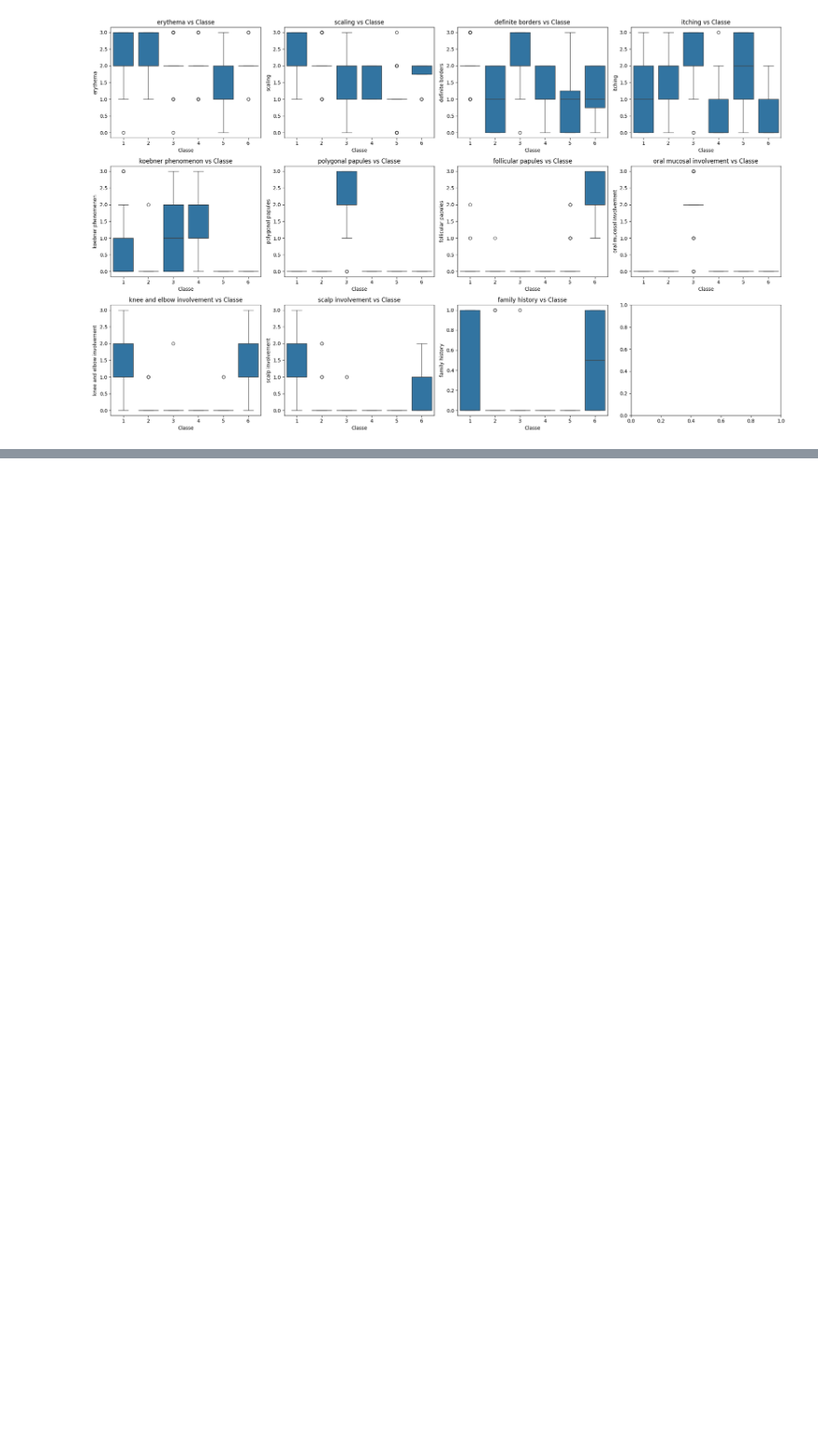
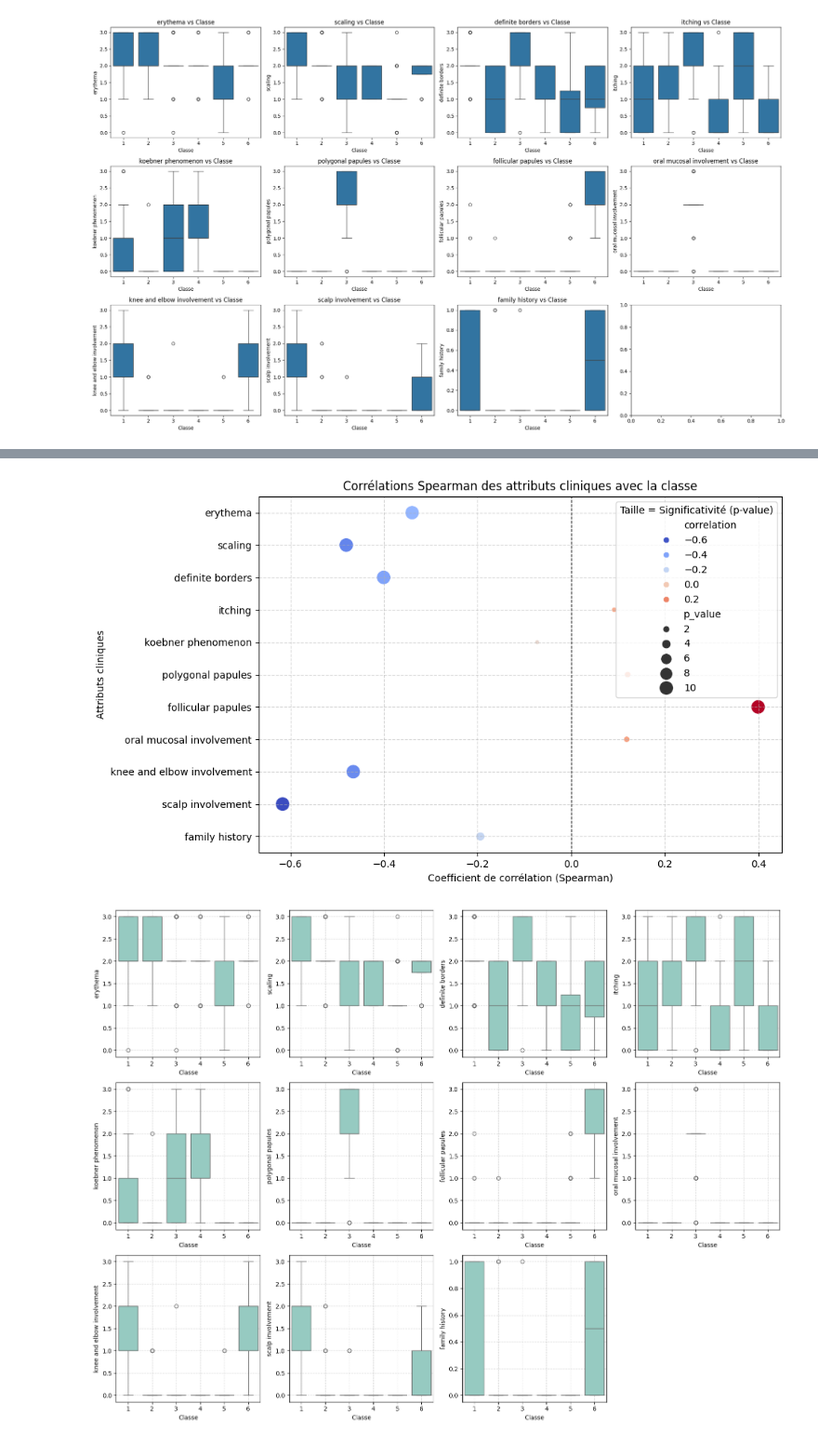
Before and after one commit to dorival42/ProjetM2SMSD, a Jupyter notebook: P1_probleme1.ipynb, the cells around one changed output, grey strips where cells are left out. Shown at 93% size. Saved outputs shown, nothing was run; the diff lists cells and outputs as text; code cells hidden in the pictures; blank space fills up the shorter version.

```diff
--- a/P1_probleme1.ipynb
+++ b/P1_probleme1.ipynb
@@ -298,0 +573,54 @@ plt.show()
+# %%
+
+
+# Préparation pour les résultats de corrélation
+correlations = {}
+for attribute in column_names[0:11]:
+    correlation, p_value = stats.spearmanr(data[attribute], data['class'])
+    correlations[attribute] = {"correlation": correlation, "p_value": p_value}
+
+correlation_results = pd.DataFrame(correlations).T
+
+# Visualisation des corrélations (diagramme de points)
+plt.figure(figsize=(10, 6))
+sns.scatterplot(
+    x=correlation_results["correlation"],
+    y=correlation_results.index,
+    size=-np.log10(correlation_results["p_value"] + 1e-10),
+    sizes=(20, 200),
+    hue=correlation_results["correlation"],
+    palette="coolwarm"
+)
+plt.axvline(0, color='black', linestyle='--', linewidth=0.8)
+plt.title("Corrélations Spearman des attributs cliniques avec la classe")
+plt.xlabel("Coefficient de corrélation (Spearman)")
+plt.ylabel("Attributs cliniques")
+plt.legend(title="Taille = Significativité (p-value)", loc='upper right')
+plt.grid(visible=True, linestyle='--', alpha=0.5)
+plt.tight_layout()
+plt.show()
+
+# Visualisation des distributions avec des boxplots (par classe)
+n_cols = 4
+n_rows = (len(column_names[0:11]) + n_cols - 1) // n_cols
+
+fig, axes = plt.subplots(n_rows, n_cols, figsize=(16, 4 * n_rows), sharey=False)
+axes = axes.flatten()
+
+for i, attribute in enumerate(column_names[0:11]):
+
+    sns.set_palette("Set3")
+    sns.boxplot(data=data, x='class', y=attribute, ax=axes[i])
+    axes[i].set_ylabel(attribute)
+    axes[i].set_xlabel("Classe")
+    axes[i].grid(visible=True, linestyle='--', alpha=0.5)
+
+# Masquer les sous-graphiques inutilisés
+for j in range(len(column_names[0:11]), len(axes)):
+    axes[j].axis('off')
+
+plt.tight_layout()
+plt.show()
+# %% [output]
+[figure, added]
+[figure, added]
```
Also changed, not shown: parts of 11 cells of this notebook, 5 other files.
